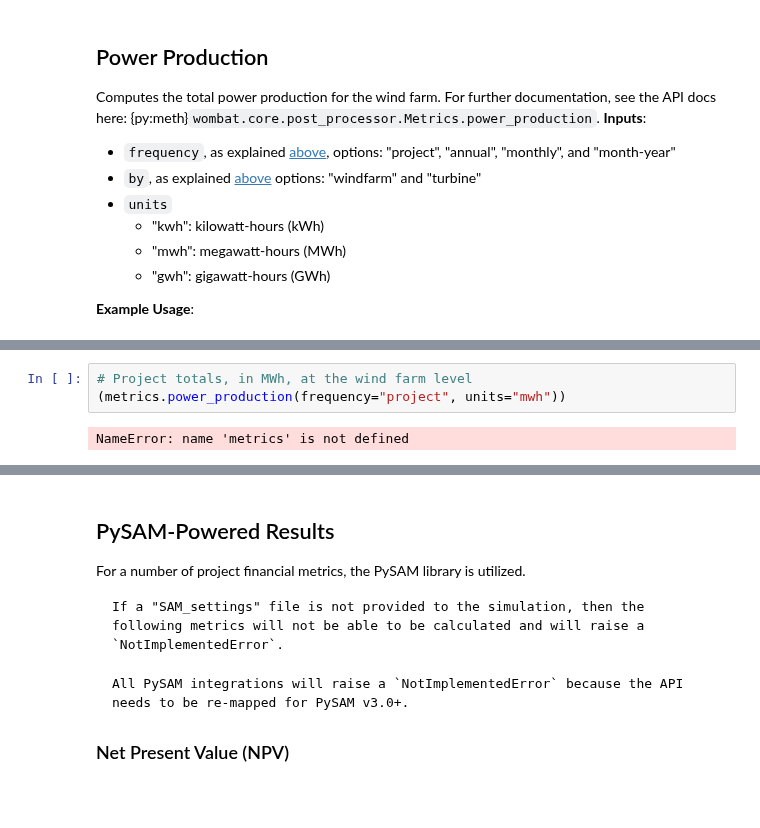
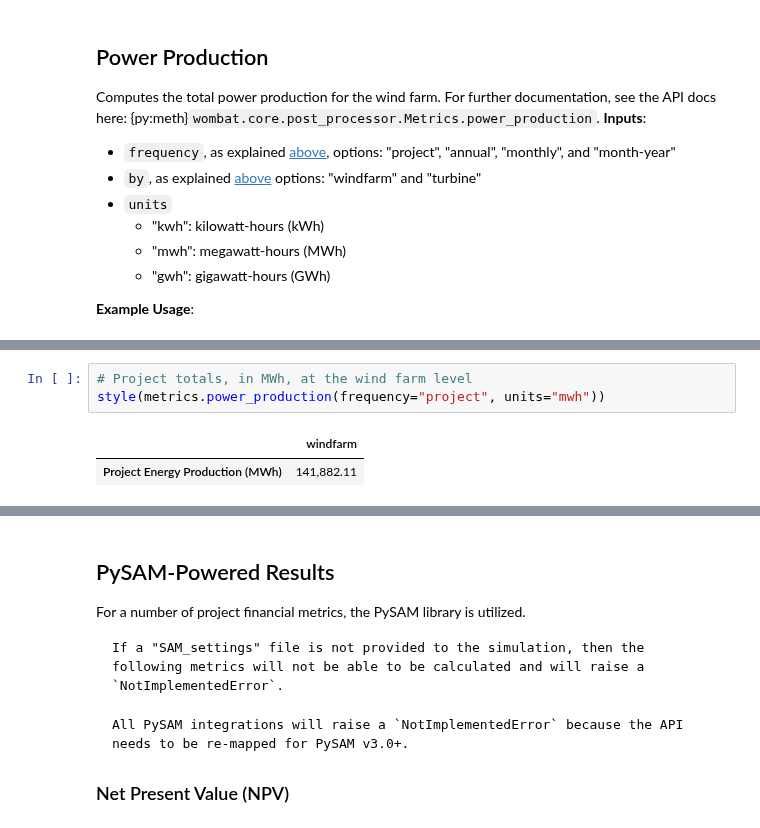
Before and after one commit to WISDEM/WOMBAT, a Jupyter notebook: docs/jupyter_execute/examples/metrics_demonstration.ipynb, the cells around one changed output, grey strips where cells are left out. Drawn from its saved outputs; the diff is of its cells as text; blank space fills up the shorter version.

```diff
--- a/docs/jupyter_execute/examples/metrics_demonstration.ipynb
+++ b/docs/jupyter_execute/examples/metrics_demonstration.ipynb
@@ -444,8 +512,9 @@ NameError: name 'metrics' is not defined
 # %%
 # Project totals, in MWh, at the wind farm level
-(metrics.power_production(frequency="project", units="mwh"))
+style(metrics.power_production(frequency="project", units="mwh"))
 # %% [output]
-NameError: name 'metrics' is not defined
+|  | windfarm |
+| Project Energy Production (MWh) | 141,882.11 |
 # %%
 # Project totals, in GWh, at the wind farm level
 style(metrics.power_production(frequency="project"))
```
Also changed, not shown: parts of 38 cells of this notebook, 3 other files.
